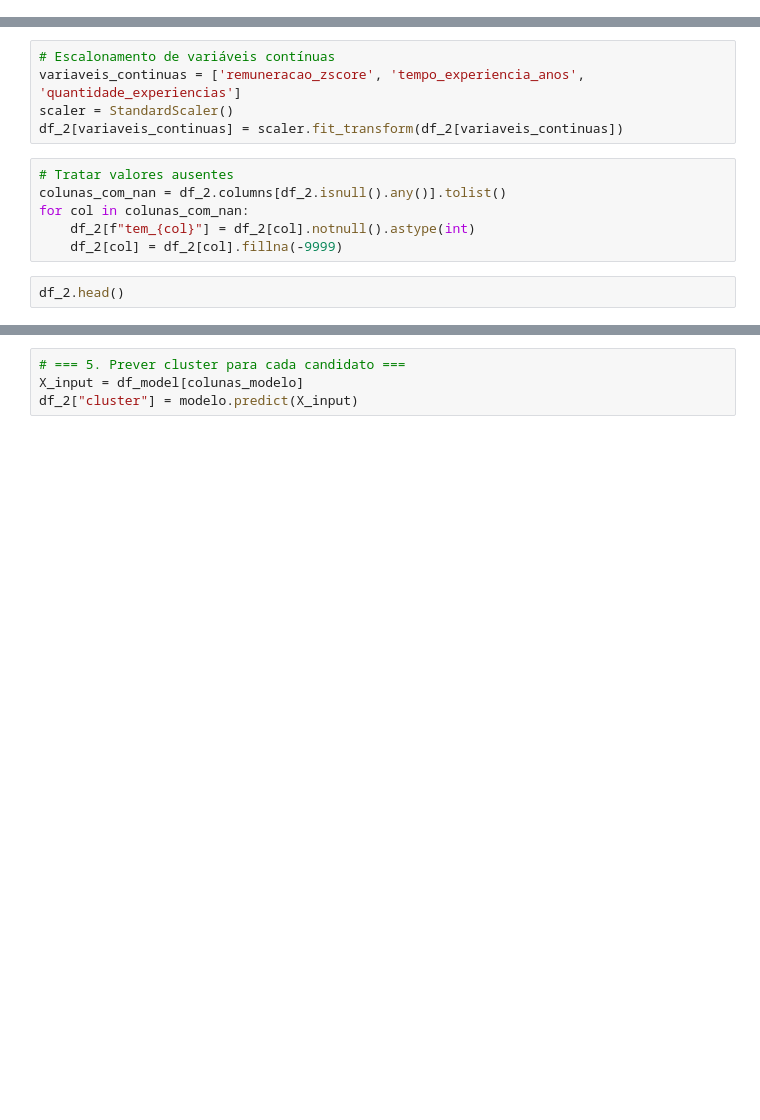
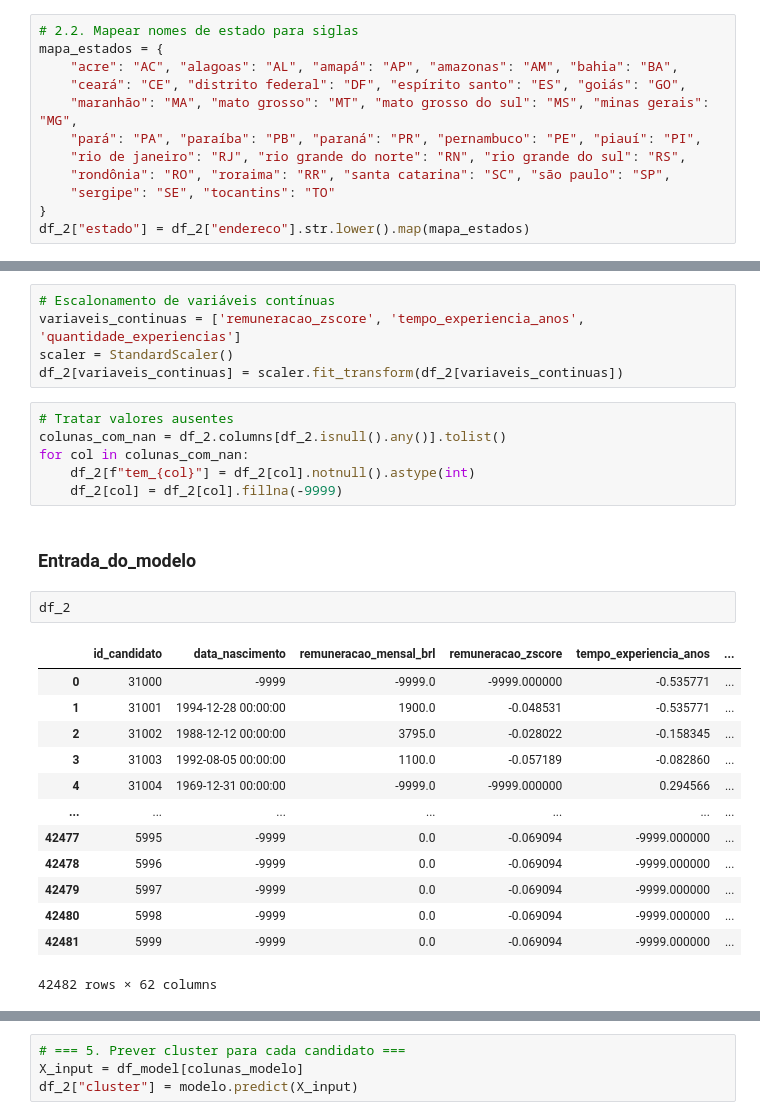
Before and after one commit to Kinrider/tech_challenge_5, a Jupyter notebook: 02_scripts/06_Base_sumarizada.ipynb, the cells around one changed output, grey strips where cells are left out. Saved outputs shown, nothing was run; the diff lists cells and outputs as text; blank space fills up the shorter version.

```diff
--- a/02_scripts/06_Base_sumarizada.ipynb
+++ b/02_scripts/06_Base_sumarizada.ipynb
@@ -25,5 +25,17 @@ df_2 = pd.read_parquet(candidatos_sum)
 hoje = pd.to_datetime("today")
 df_2["data_nascimento"] = pd.to_datetime(df_2["data_nascimento"], errors="coerce")
 df_2["idade"] = df_2["data_nascimento"].apply(lambda x: hoje.year - x.year if pd.notnull(x) else np.nan)
+# %%
+# 2.2. Mapear nomes de estado para siglas
+mapa_estados = {
+    "acre": "AC", "alagoas": "AL", "amapá": "AP", "amazonas": "AM", "bahia": "BA",
+    "ceará": "CE", "distrito federal": "DF", "espírito santo": "ES", "goiás": "GO",
+    "maranhão": "MA", "mato grosso": "MT", "mato grosso do sul": "MS", "minas gerais": "MG",
+    "pará": "PA", "paraíba": "PB", "paraná": "PR", "pernambuco": "PE", "piauí": "PI",
+    "rio de janeiro": "RJ", "rio grande do norte": "RN", "rio grande do sul": "RS",
+    "rondônia": "RO", "roraima": "RR", "santa catarina": "SC", "são paulo": "SP",
+    "sergipe": "SE", "tocantins": "TO"
+}
+df_2["estado"] = df_2["endereco"].str.lower().map(mapa_estados)
 # %%
 # === 3. Carregar modelo e colunas usadas ===
@@ -61,5 +73,21 @@ colunas_com_nan = df_2.columns[df_2.isnull().any()].tolist()
 for col in colunas_com_nan:
     df_2[f"tem_{col}"] = df_2[col].notnull().astype(int)
     df_2[col] = df_2[col].fillna(-9999)
-# %%
-df_2.head()
+# %% [markdown]
+### Entrada_do_modelo
+# %%
+df_2
+# %% [output]
+|  | id_candidato | data_nascimento | remuneracao_mensal_brl | remuneracao_zscore | tempo_experiencia_anos | ... |
+| 0 | 31000 | -9999 | -9999.0 | -9999.000000 | -0.535771 | ... |
+| 1 | 31001 | 1994-12-28 00:00:00 | 1900.0 | -0.048531 | -0.535771 | ... |
+| 2 | 31002 | 1988-12-12 00:00:00 | 3795.0 | -0.028022 | -0.158345 | ... |
+| 3 | 31003 | 1992-08-05 00:00:00 | 1100.0 | -0.057189 | -0.082860 | ... |
+| 4 | 31004 | 1969-12-31 00:00:00 | -9999.0 | -9999.000000 | 0.294566 | ... |
+| ... | ... | ... | ... | ... | ... | ... |
+| 42477 | 5995 | -9999 | 0.0 | -0.069094 | -9999.000000 | ... |
+| 42478 | 5996 | -9999 | 0.0 | -0.069094 | -9999.000000 | ... |
+| 42479 | 5997 | -9999 | 0.0 | -0.069094 | -9999.000000 | ... |
+| 42480 | 5998 | -9999 | 0.0 | -0.069094 | -9999.000000 | ... |
+| 42481 | 5999 | -9999 | 0.0 | -0.069094 | -9999.000000 | ... |
+42482 rows × 62 columns
```
Also changed, not shown: parts of 9 cells of this notebook, 1 other file.
